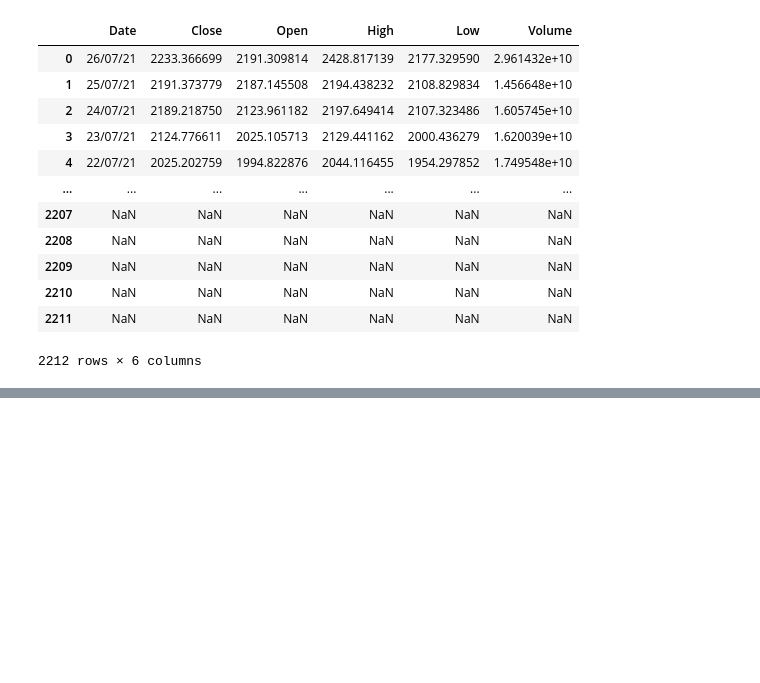
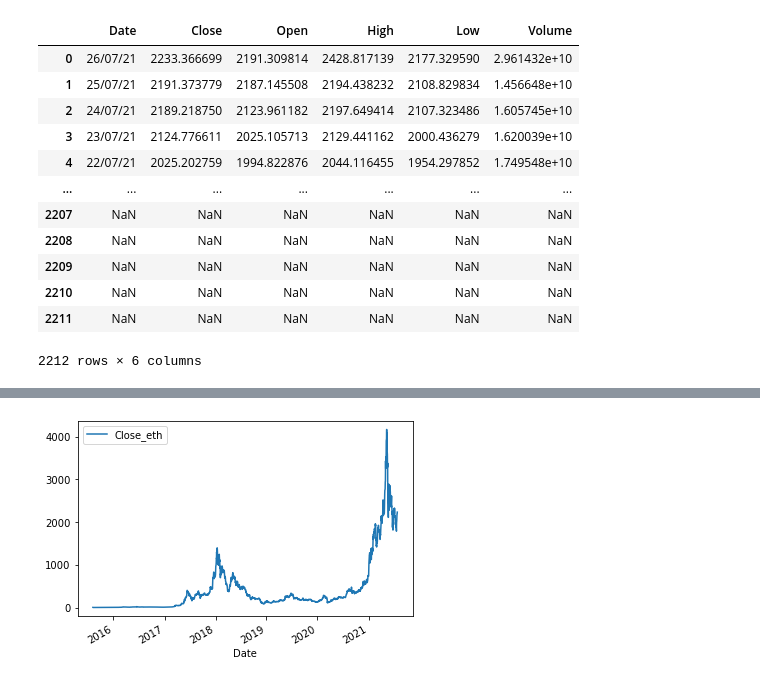
Before and after one commit to data301-2021-winter1/project-group08-project, a Jupyter notebook: notebooks/utkarsh_agarwal.ipynb, the cells around one changed output, grey strips where cells are left out. Saved outputs shown, nothing was run; the diff lists cells and outputs as text; code cells hidden in the pictures; blank space fills up the shorter version.

```diff
--- a/notebooks/utkarsh_agarwal.ipynb
+++ b/notebooks/utkarsh_agarwal.ipynb
@@ -40,0 +339,4 @@ pd.read_csv("/Users/utkarshagarwal/DATA301/project/project-group08-project/data/
+# %%
+y=merge1.plot( 'Date' , 'Close_eth' )
+# %% [output]
+[figure, added]
```
Also changed, not shown: parts of 36 cells of this notebook, 3 other files.
